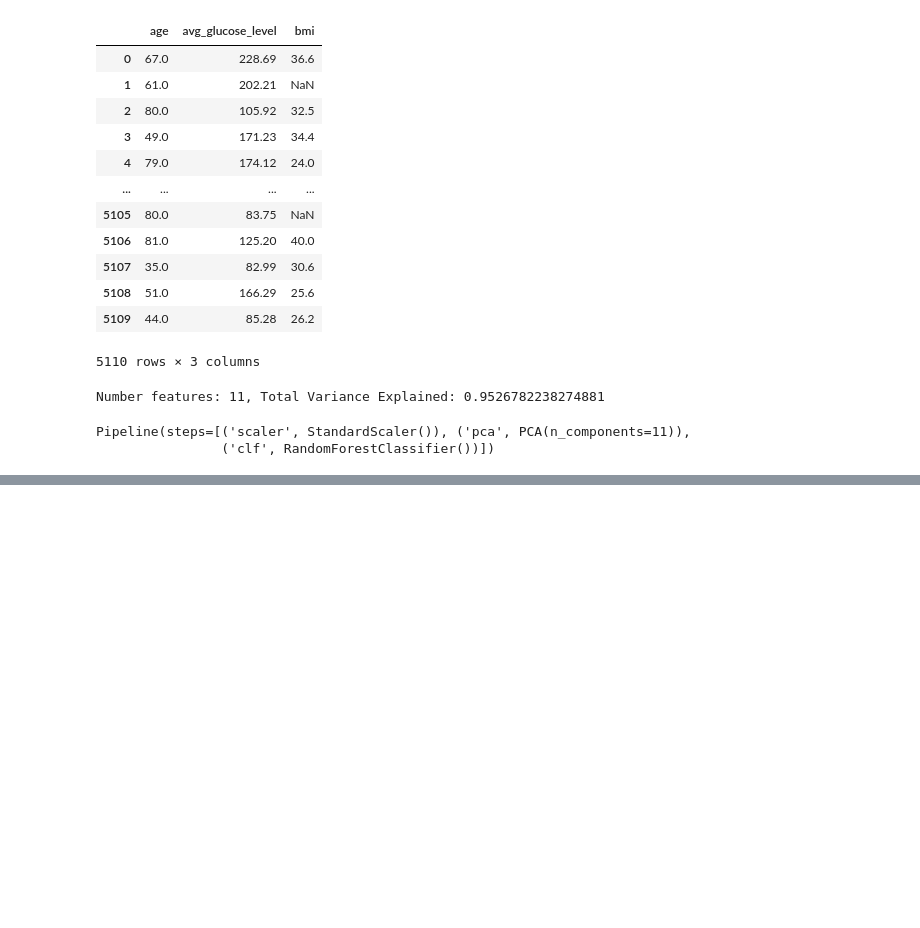
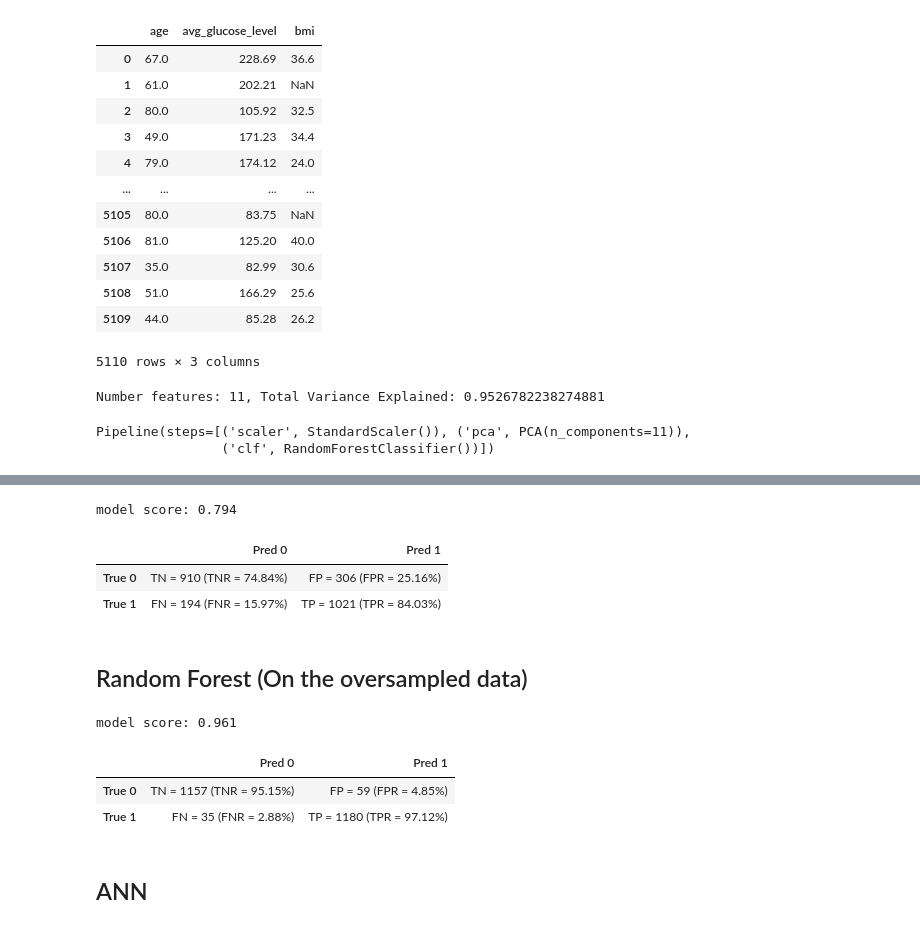
Before and after one commit to x6zeng/cogs118b_final_proj, a Jupyter notebook: stroke_prediction.ipynb, the cells around one changed output, grey strips where cells are left out. Drawn from its saved outputs; the diff is of its cells as text; code cells hidden in the pictures; blank space fills up the shorter version.

```diff
--- a/stroke_prediction.ipynb
+++ b/stroke_prediction.ipynb
@@ -276,0 +313,4 @@ model score: 0.945
+# %%
+X, y = full_data, data.iloc[:, -1]
+sm = SMOTE(random_state=42)
+X_sampled, y_sampled = sm.fit_resample(X, y)
@@ -276,0 +329,18 @@ model score: 0.945
+# %%
+X_train1, X_test1, y_train1, y_test1 = train_test_split(X_sampled, y_sampled, test_size=0.25, random_state=0)
+# %%
+ls = LogisticRegression()
+
+ls.fit(X_train1, y_train1)
+print("model score: %.3f" % ls.score(X_test1, y_test1))
+# %% [output]
+model score: 0.794
+# %%
+ypred_ls1 = ls.predict(X_test1)
+conf_matrix(y_test1, ypred_ls1)
+# %% [output]
+|  | Pred 0 | Pred 1 |
+| True 0 | TN = 910 (TNR = 74.84%) | FP = 306 (FPR = 25.16%) |
+| True 1 | FN = 194 (FNR = 15.97%) | TP = 1021 (TPR = 84.03%) |
+# %% [markdown]
+## Random Forest (On the oversampled data)
@@ -276,0 +349,14 @@ model score: 0.945
+# %%
+rf.fit(X_train1, y_train1)
+print("model score: %.3f" % rf.score(X_test1, y_test1))
+ypred_rf = rf.predict(X_test1)
+# %% [output]
+model score: 0.961
+# %%
+conf_matrix(y_test1,ypred_rf)
+# %% [output]
+|  | Pred 0 | Pred 1 |
+| True 0 | TN = 1157 (TNR = 95.15%) | FP = 59 (FPR = 4.85%) |
+| True 1 | FN = 35 (FNR = 2.88%) | TP = 1180 (TPR = 97.12%) |
+# %% [markdown]
+## ANN
```
Also changed, not shown: parts of 27 cells of this notebook.
